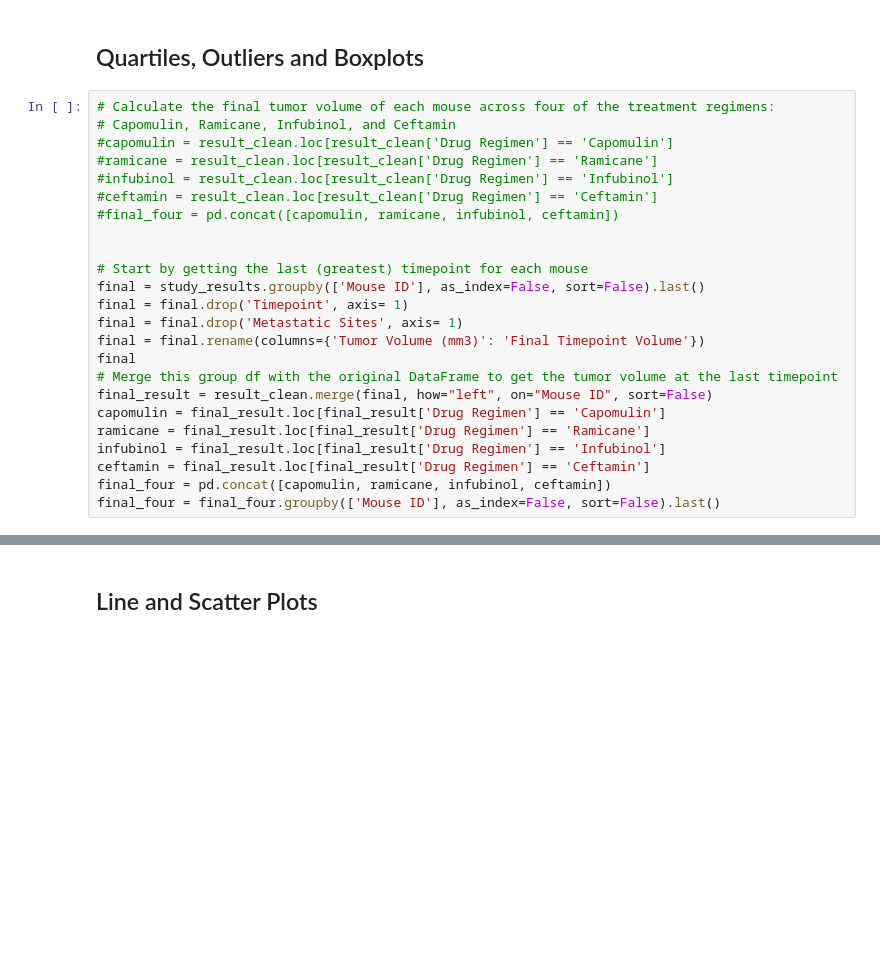
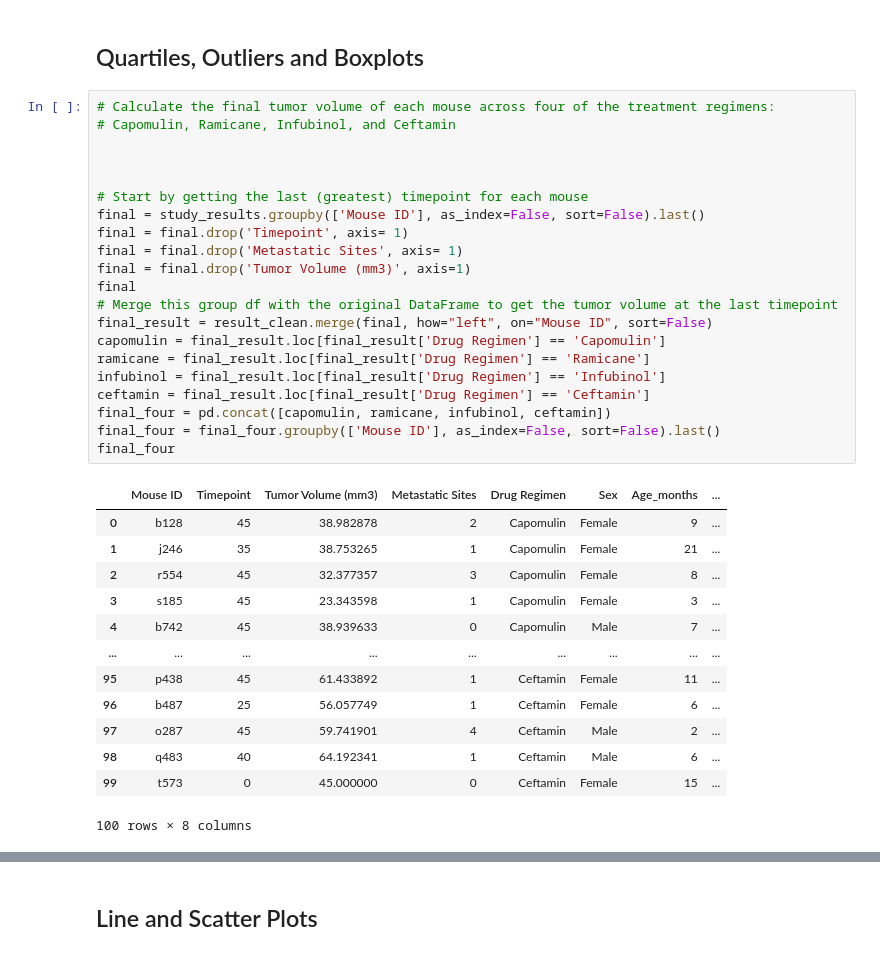
Before and after one commit to pkarey/madplotlib-challenge, a Jupyter notebook: pymaceuticals_starter.ipynb, the cells around one changed output, grey strips where cells are left out. Cells and saved outputs as stored; diff of their text form; blank space fills up the shorter version.

```diff
--- a/pymaceuticals_starter.ipynb
+++ b/pymaceuticals_starter.ipynb
@@ -221,26 +187,37 @@ plt.show()
 # %%
 # Calculate the final tumor volume of each mouse across four of the treatment regimens:
 # Capomulin, Ramicane, Infubinol, and Ceftamin
-#capomulin = result_clean.loc[result_clean['Drug Regimen'] == 'Capomulin']
-#ramicane = result_clean.loc[result_clean['Drug Regimen'] == 'Ramicane']
-#infubinol = result_clean.loc[result_clean['Drug Regimen'] == 'Infubinol']
-#ceftamin = result_clean.loc[result_clean['Drug Regimen'] == 'Ceftamin']
-#final_four = pd.concat([capomulin, ramicane, infubinol, ceftamin])
+
 
 
 # Start by getting the last (greatest) timepoint for each mouse
 final = study_results.groupby(['Mouse ID'], as_index=False, sort=False).last()
 final = final.drop('Timepoint', axis= 1)
 final = final.drop('Metastatic Sites', axis= 1)
-final = final.rename(columns={'Tumor Volume (mm3)': 'Final Timepoint Volume'})
+final = final.drop('Tumor Volume (mm3)', axis=1)
 final
 # Merge this group df with the original DataFrame to get the tumor volume at the last timepoint
 final_result = result_clean.merge(final, how="left", on="Mouse ID", sort=False)
 capomulin = final_result.loc[final_result['Drug Regimen'] == 'Capomulin']
 ramicane = final_result.loc[final_result['Drug Regimen'] == 'Ramicane']
 infubinol = final_result.loc[final_result['Drug Regimen'] == 'Infubinol']
 ceftamin = final_result.loc[final_result['Drug Regimen'] == 'Ceftamin']
 final_four = pd.concat([capomulin, ramicane, infubinol, ceftamin])
 final_four = final_four.groupby(['Mouse ID'], as_index=False, sort=False).last()
+final_four
+# %% [output]
+|  | Mouse ID | Timepoint | Tumor Volume (mm3) | Metastatic Sites | Drug Regimen | Sex | Age_months | ... |
+| 0 | b128 | 45 | 38.982878 | 2 | Capomulin | Female | 9 | ... |
+| 1 | j246 | 35 | 38.753265 | 1 | Capomulin | Female | 21 | ... |
+| 2 | r554 | 45 | 32.377357 | 3 | Capomulin | Female | 8 | ... |
+| 3 | s185 | 45 | 23.343598 | 1 | Capomulin | Female | 3 | ... |
+| 4 | b742 | 45 | 38.939633 | 0 | Capomulin | Male | 7 | ... |
+| ... | ... | ... | ... | ... | ... | ... | ... | ... |
+| 95 | p438 | 45 | 61.433892 | 1 | Ceftamin | Female | 11 | ... |
+| 96 | b487 | 25 | 56.057749 | 1 | Ceftamin | Female | 6 | ... |
+| 97 | o287 | 45 | 59.741901 | 4 | Ceftamin | Male | 2 | ... |
+| 98 | q483 | 40 | 64.192341 | 1 | Ceftamin | Male | 6 | ... |
+| 99 | t573 | 0 | 45.000000 | 0 | Ceftamin | Female | 15 | ... |
+100 rows × 8 columns
 # %%
 # Put treatments into a list for for loop (and later for plot labels)
```
Also changed, not shown: parts of 14 cells of this notebook.
